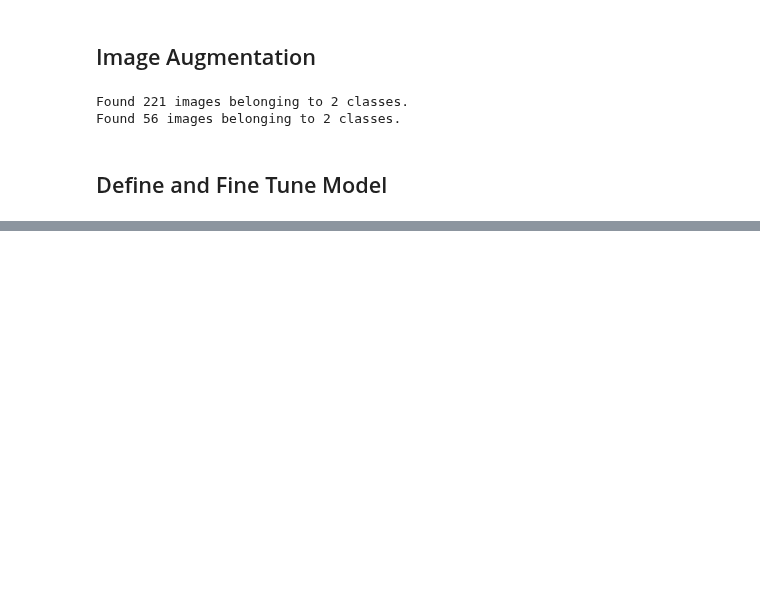
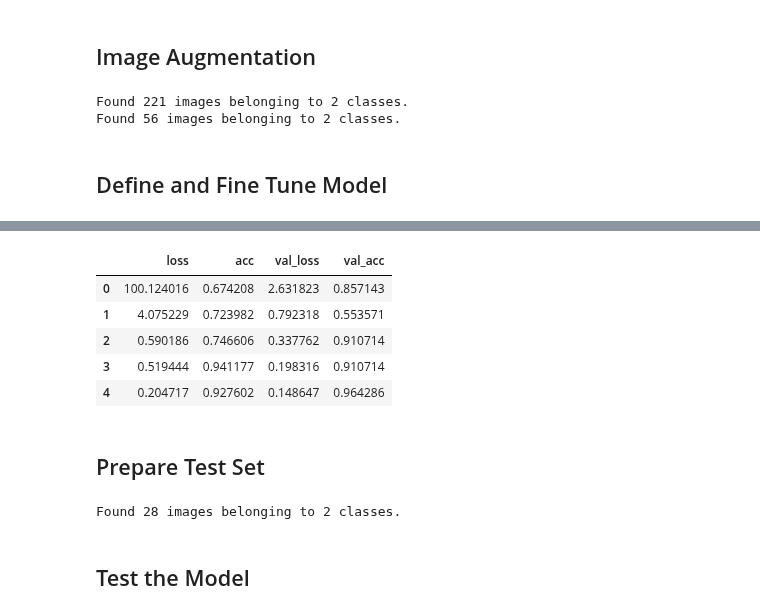
Before and after one commit to jvgalvin/Portfolio, a Jupyter notebook: notebooks/classification_notebook.ipynb, the cells around one changed output, grey strips where cells are left out. Drawn from its saved outputs; the diff is of its cells as text; code cells hidden in the pictures; blank space fills up the shorter version.

```diff
--- a/notebooks/classification_notebook.ipynb
+++ b/notebooks/classification_notebook.ipynb
@@ -239,0 +251,12 @@ print (val_generator.class_indices)
+# %%
+# Table of history
+
+hist_df = pd.DataFrame(history.history)
+hist_df
+# %% [output]
+|  | loss | acc | val_loss | val_acc |
+| 0 | 100.124016 | 0.674208 | 2.631823 | 0.857143 |
+| 1 | 4.075229 | 0.723982 | 0.792318 | 0.553571 |
+| 2 | 0.590186 | 0.746606 | 0.337762 | 0.910714 |
+| 3 | 0.519444 | 0.941177 | 0.198316 | 0.910714 |
+| 4 | 0.204717 | 0.927602 | 0.148647 | 0.964286 |
@@ -239,0 +265,16 @@ print (val_generator.class_indices)
+# %% [markdown]
+## Prepare Test Set
+# %%
+# Preprocess the test images to expected shape
+
+test_datagen = ImageDataGenerator(preprocessing_function=preprocess_input)
+
+test_generator = test_datagen.flow_from_directory("../images/test/",
+                                                    target_size=IMG_SIZE,
+                                                    batch_size=1,
+                                                    shuffle=True,
+                                                    class_mode="categorical")
+# %% [output]
+Found 28 images belonging to 2 classes.
+# %% [markdown]
+## Test the Model
```
Also changed, not shown: parts of 28 cells of this notebook, 33 other files.
